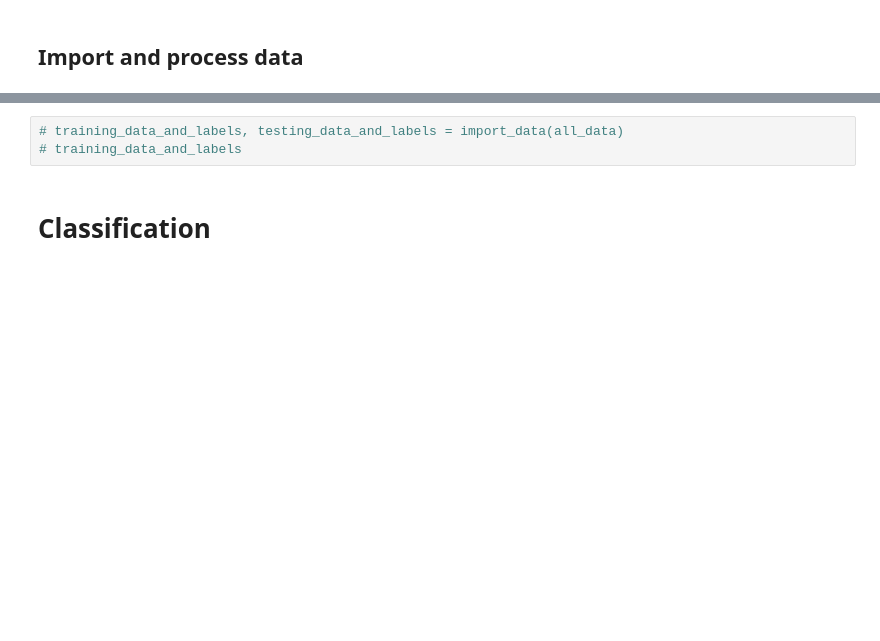
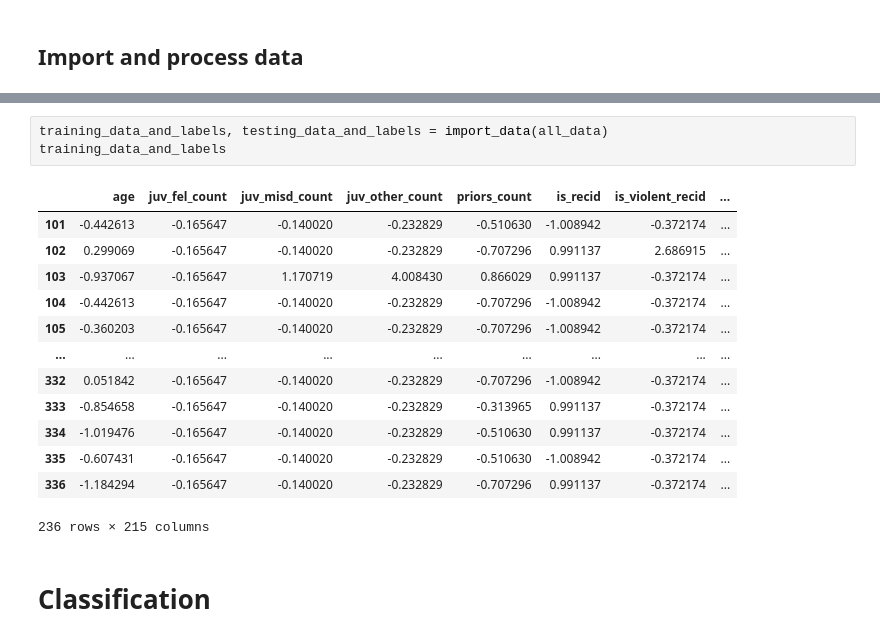
Before and after one commit to clairecoffey/project, a Jupyter notebook: claire_project.ipynb, the cells around one changed output, grey strips where cells are left out. Drawn from its saved outputs; the diff is of its cells as text; blank space fills up the shorter version.

```diff
--- a/claire_project.ipynb
+++ b/claire_project.ipynb
@@ -154,7 +190,21 @@ def import_data(all_data):
   return training_data_and_labels, testing_data_and_labels
 # %%
-# training_data_and_labels, testing_data_and_labels = import_data(all_data)
-# training_data_and_labels
+training_data_and_labels, testing_data_and_labels = import_data(all_data)
+training_data_and_labels
+# %% [output]
+|  | age | juv_fel_count | juv_misd_count | juv_other_count | priors_count | is_recid | is_violent_recid | ... |
+| 101 | -0.442613 | -0.165647 | -0.140020 | -0.232829 | -0.510630 | -1.008942 | -0.372174 | ... |
+| 102 | 0.299069 | -0.165647 | -0.140020 | -0.232829 | -0.707296 | 0.991137 | 2.686915 | ... |
+| 103 | -0.937067 | -0.165647 | 1.170719 | 4.008430 | 0.866029 | 0.991137 | -0.372174 | ... |
+| 104 | -0.442613 | -0.165647 | -0.140020 | -0.232829 | -0.707296 | -1.008942 | -0.372174 | ... |
+| 105 | -0.360203 | -0.165647 | -0.140020 | -0.232829 | -0.707296 | -1.008942 | -0.372174 | ... |
+| ... | ... | ... | ... | ... | ... | ... | ... | ... |
+| 332 | 0.051842 | -0.165647 | -0.140020 | -0.232829 | -0.707296 | -1.008942 | -0.372174 | ... |
+| 333 | -0.854658 | -0.165647 | -0.140020 | -0.232829 | -0.313965 | 0.991137 | -0.372174 | ... |
+| 334 | -1.019476 | -0.165647 | -0.140020 | -0.232829 | -0.510630 | 0.991137 | -0.372174 | ... |
+| 335 | -0.607431 | -0.165647 | -0.140020 | -0.232829 | -0.510630 | -1.008942 | -0.372174 | ... |
+| 336 | -1.184294 | -0.165647 | -0.140020 | -0.232829 | -0.707296 | 0.991137 | -0.372174 | ... |
+236 rows × 215 columns
 # %% [markdown]
 # Classification
 # %% [markdown]
```
Also changed, not shown: parts of 11 cells of this notebook.
